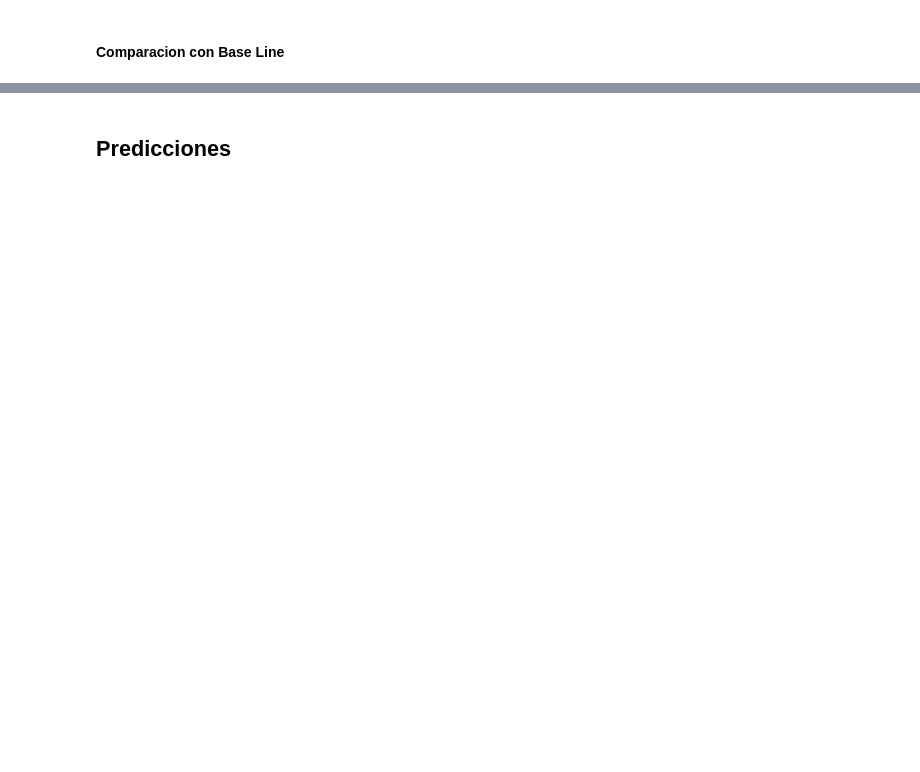
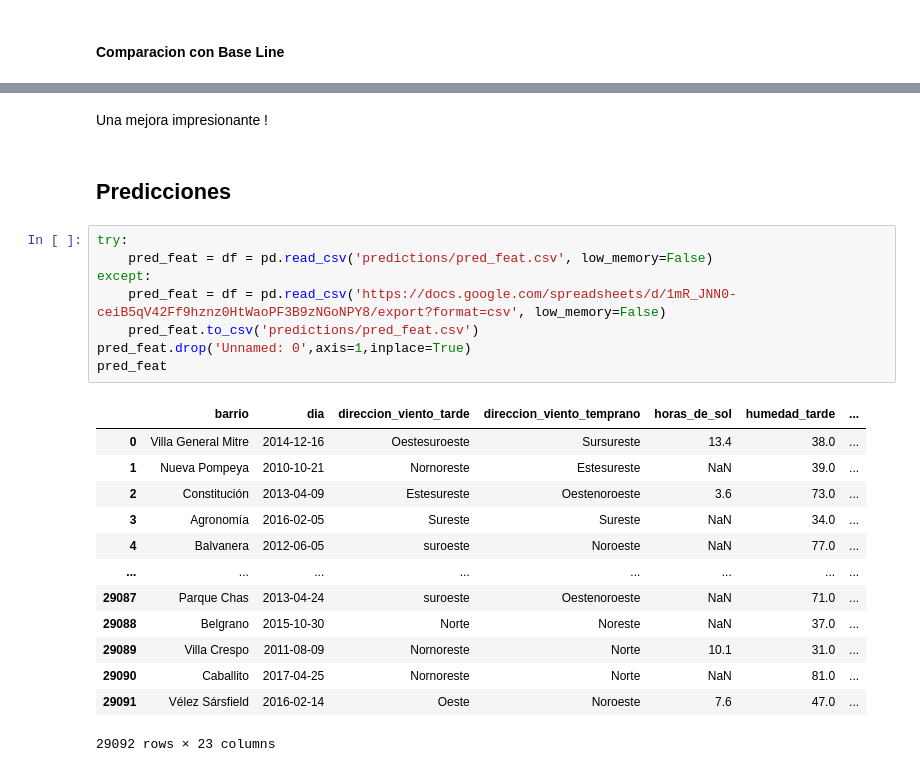
Before and after one commit to NicolasEzequielZulaicaRivera/OD_TPS, a Jupyter notebook: TP2/entrega.ipynb, the cells around one changed output, grey strips where cells are left out. Saved outputs shown, nothing was run; the diff lists cells and outputs as text; blank space fills up the shorter version.

```diff
--- a/TP2/entrega.ipynb
+++ b/TP2/entrega.ipynb
@@ -132,2 +207,26 @@ df
+# %% [markdown]
+Una mejora impresionante !
 # %% [markdown]
 ## Predicciones
+# %%
+try:
+    pred_feat = df = pd.read_csv('predictions/pred_feat.csv', low_memory=False)
+except:
+    pred_feat = df = pd.read_csv('https://docs.google.com/spreadsheets/d/1mR_JNN0-ceiB5qV42Ff9hznz0HtWaoPF3B9zNGoNPY8/export?format=csv', low_memory=False)
+    pred_feat.to_csv('predictions/pred_feat.csv')
+pred_feat.drop('Unnamed: 0',axis=1,inplace=True)
+pred_feat
+# %% [output]
+|  | barrio | dia | direccion_viento_tarde | direccion_viento_temprano | horas_de_sol | humedad_tarde | ... |
+| 0 | Villa General Mitre | 2014-12-16 | Oestesuroeste | Sursureste | 13.4 | 38.0 | ... |
+| 1 | Nueva Pompeya | 2010-10-21 | Nornoreste | Estesureste | NaN | 39.0 | ... |
+| 2 | Constitución | 2013-04-09 | Estesureste | Oestenoroeste | 3.6 | 73.0 | ... |
+| 3 | Agronomía | 2016-02-05 | Sureste | Sureste | NaN | 34.0 | ... |
+| 4 | Balvanera | 2012-06-05 | suroeste | Noroeste | NaN | 77.0 | ... |
+| ... | ... | ... | ... | ... | ... | ... | ... |
+| 29087 | Parque Chas | 2013-04-24 | suroeste | Oestenoroeste | NaN | 71.0 | ... |
+| 29088 | Belgrano | 2015-10-30 | Norte | Noreste | NaN | 37.0 | ... |
+| 29089 | Villa Crespo | 2011-08-09 | Nornoreste | Norte | 10.1 | 31.0 | ... |
+| 29090 | Caballito | 2017-04-25 | Nornoreste | Norte | NaN | 81.0 | ... |
+| 29091 | Vélez Sársfield | 2016-02-14 | Oeste | Noroeste | 7.6 | 47.0 | ... |
+29092 rows × 23 columns
```
Also changed, not shown: parts of 16 cells of this notebook, 12 other files.
